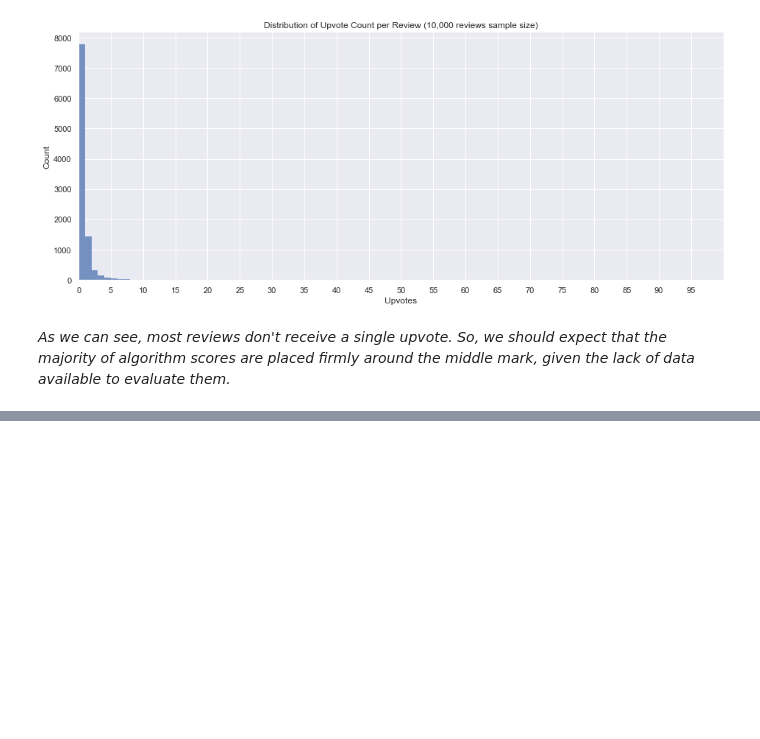
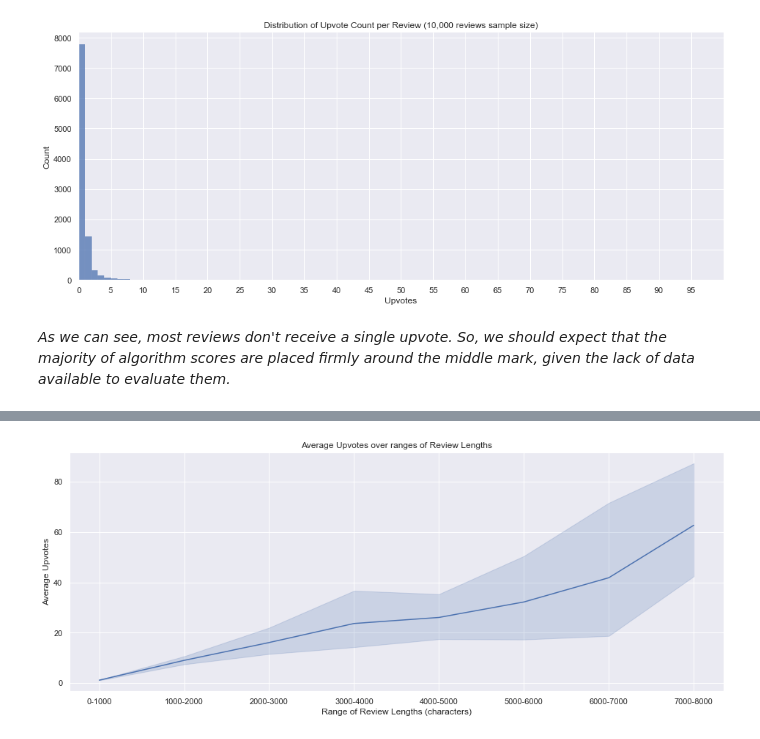
Before and after one commit to data301-2020-winter2/course-project-group_1005, a Jupyter notebook: analysis/task5.ipynb, the cells around one changed output, grey strips where cells are left out. Cells and saved outputs as stored; diff of their text form; code cells hidden in the pictures; blank space fills up the shorter version.

```diff
--- a/analysis/task5.ipynb
+++ b/analysis/task5.ipynb
@@ -82,0 +94,15 @@ This correlation is most likely due largely in part to the quality of longer rev
+# %%
+# clear out meaningless algorithm scores (with a value of 0)
+sample = data.loc[:, ['review','votes_up']]
+sample['review_length'] = sample['review'].apply(lambda x: len(str(x)))
+sample['votes_up'] = sample['votes_up'].apply(lambda x: int(x))
+sample = sample.drop(columns='review')
+
+sample['review_length_bins'] = pd.cut(sample['review_length'], bins=np.arange(0, 8001, 1000), labels=np.arange(0, 8000, 1000))
+sample['review_length_bins'] = sample['review_length_bins'].apply(lambda x: str(x) + '-' + str(int(x) + 1000))
+
+ax = sns.lineplot(x='review_length_bins', y='votes_up', data=sample)
+ax.set(xlabel='Range of Review Lengths (characters)', ylabel='Average Upvotes', title='Average Upvotes over ranges of Review Lengths')
+plt.show()
+# %% [output]
+[figure, added]
```
Also changed, not shown: parts of 4 cells of this notebook.
